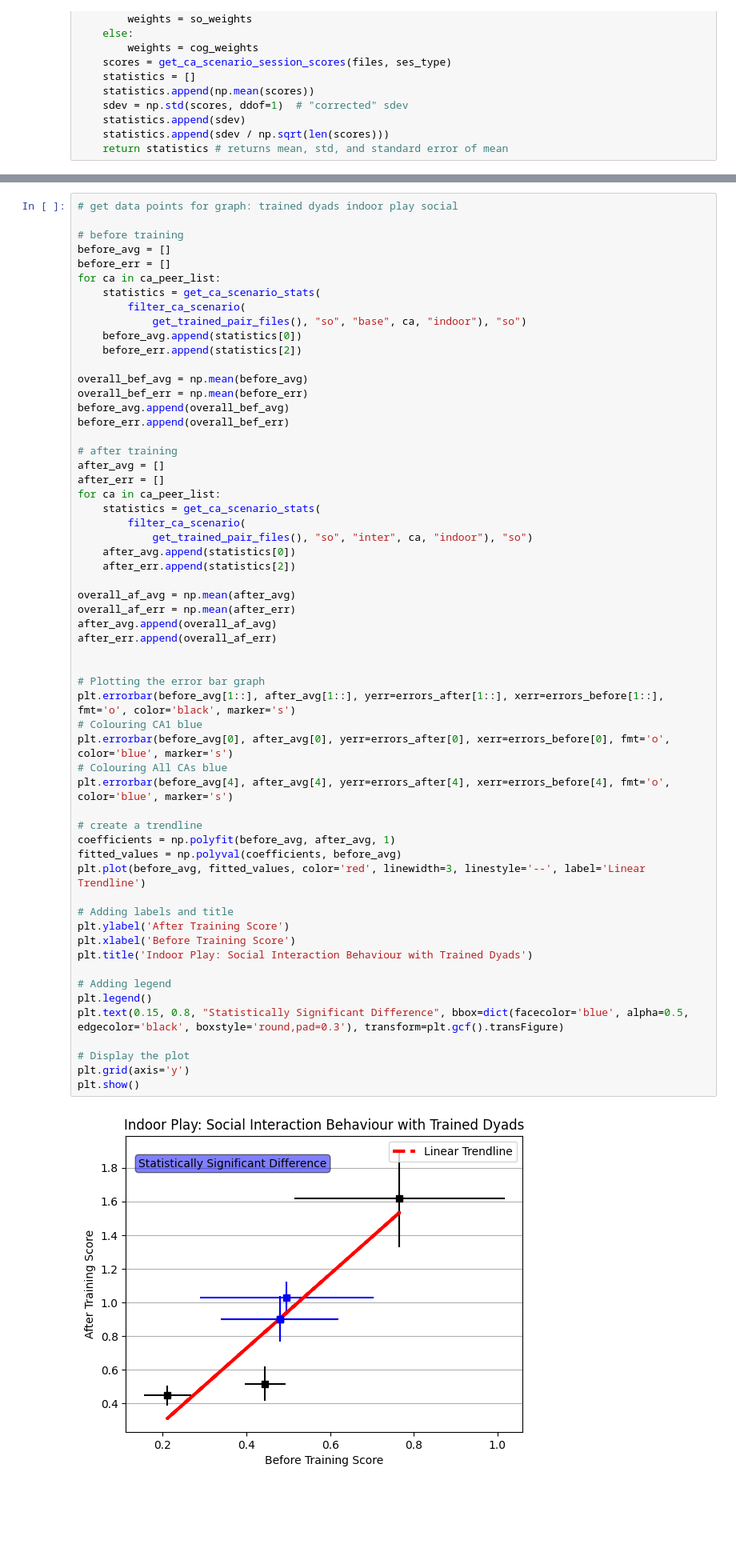
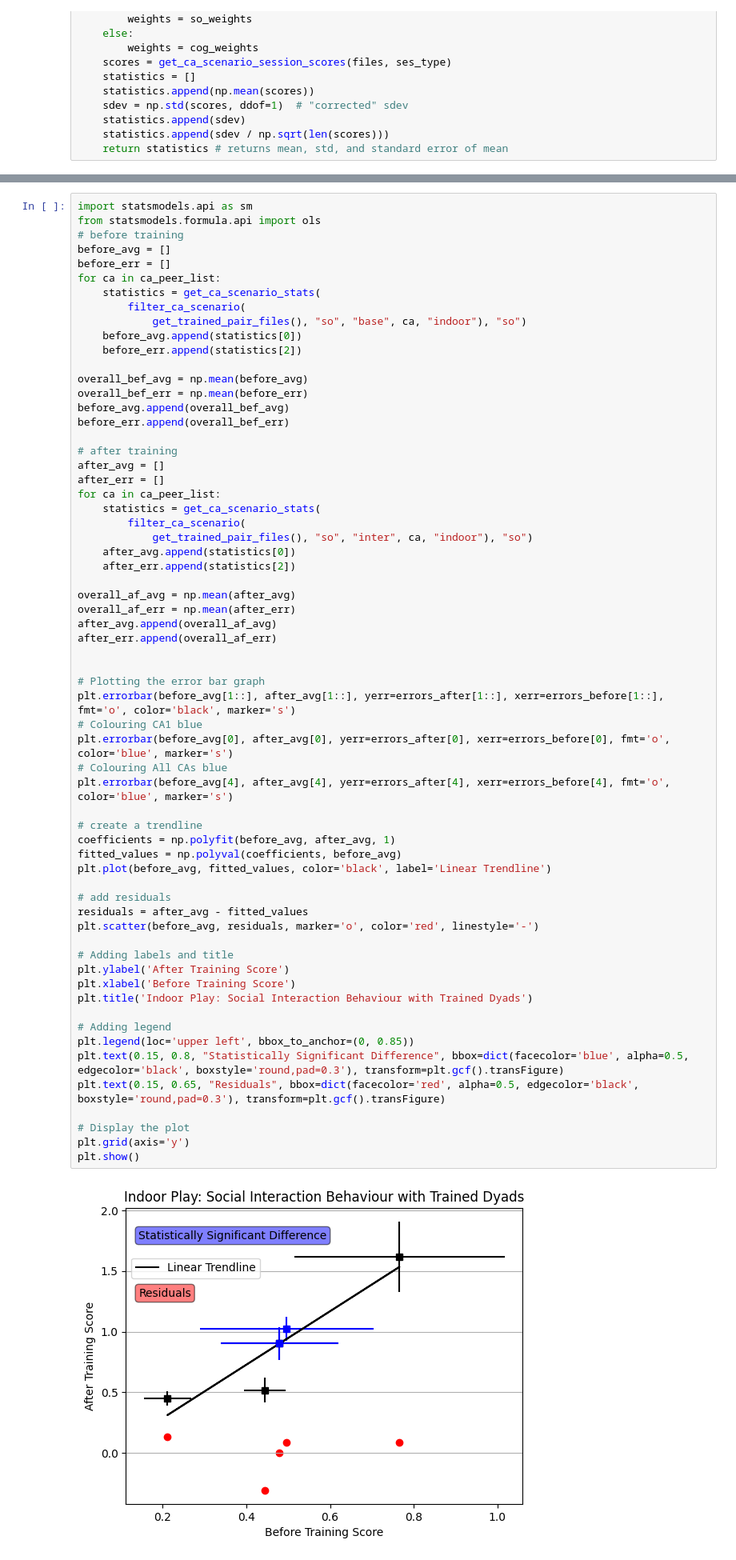
Before and after one commit to jyin1003/analysis-into-children-with-autism, a Jupyter notebook: linear_trend.ipynb, the cells around one changed output, grey strips where cells are left out. Shown: that part at 80% size. Cells and saved outputs as stored; diff of their text form; blank space fills up the shorter version.

Commit message:
Added residuals to linear trends.

```diff
--- a/linear_trend.ipynb
+++ b/linear_trend.ipynb
@@ -233,8 +233,8 @@ plt.show()
 # %% [output]
 [figure]
 # %%
-# get data points for graph: trained dyads indoor play social
-
+import statsmodels.api as sm
+from statsmodels.formula.api import ols
 # before training
 before_avg = []
 before_err = []
@@ -262,33 +262,38 @@ for ca in ca_peer_list:
 
 overall_af_avg = np.mean(after_avg)
 overall_af_err = np.mean(after_err)
 after_avg.append(overall_af_avg)
 after_err.append(overall_af_err)
 
 
 # Plotting the error bar graph
 plt.errorbar(before_avg[1::], after_avg[1::], yerr=errors_after[1::], xerr=errors_before[1::], fmt='o', color='black', marker='s')
 # Colouring CA1 blue
 plt.errorbar(before_avg[0], after_avg[0], yerr=errors_after[0], xerr=errors_before[0], fmt='o', color='blue', marker='s')
 # Colouring All CAs blue
 plt.errorbar(before_avg[4], after_avg[4], yerr=errors_after[4], xerr=errors_before[4], fmt='o', color='blue', marker='s')
 
 # create a trendline
 coefficients = np.polyfit(before_avg, after_avg, 1)
 fitted_values = np.polyval(coefficients, before_avg)
-plt.plot(before_avg, fitted_values, color='red', linewidth=3, linestyle='--', label='Linear Trendline')
+plt.plot(before_avg, fitted_values, color='black', label='Linear Trendline')
+
+# add residuals
+residuals = after_avg - fitted_values
+plt.scatter(before_avg, residuals, marker='o', color='red', linestyle='-')
 
 # Adding labels and title
 plt.ylabel('After Training Score')
 plt.xlabel('Before Training Score')
 plt.title('Indoor Play: Social Interaction Behaviour with Trained Dyads')
 
 # Adding legend
-plt.legend()
+plt.legend(loc='upper left', bbox_to_anchor=(0, 0.85))
 plt.text(0.15, 0.8, "Statistically Significant Difference", bbox=dict(facecolor='blue', alpha=0.5, edgecolor='black', boxstyle='round,pad=0.3'), transform=plt.gcf().transFigure)
+plt.text(0.15, 0.65, "Residuals", bbox=dict(facecolor='red', alpha=0.5, edgecolor='black', boxstyle='round,pad=0.3'), transform=plt.gcf().transFigure)
 
 # Display the plot
 plt.grid(axis='y')
 plt.show()
 # %% [output]
-[figure, old version]
+[figure, new version]
```
Also changed, not shown: parts of 1 cell of this notebook, 1 other file.
